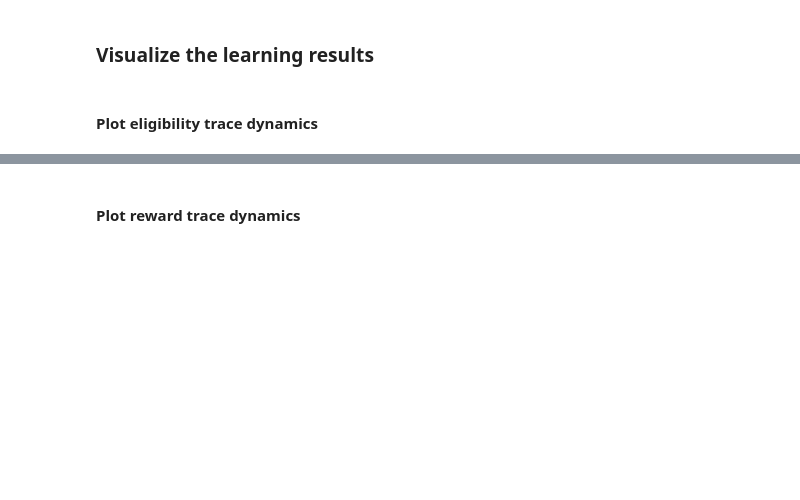
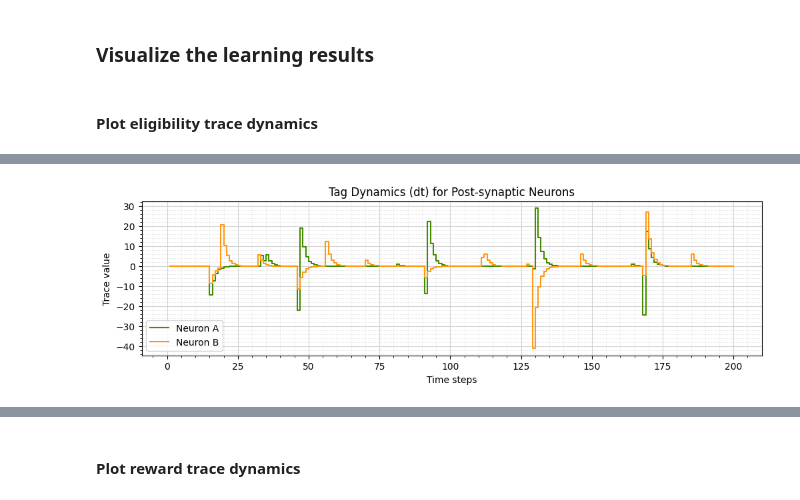
Before and after one commit to lava-nc/lava, a Jupyter notebook: tutorials/in_depth/three_factor_learning/tutorial01_Reward_Modulated_STDP.ipynb, the cells around one changed output, grey strips where cells are left out. Drawn from its saved outputs; the diff is of its cells as text; code cells hidden in the pictures; blank space fills up the shorter version.

```diff
--- a/tutorials/in_depth/three_factor_learning/tutorial01_Reward_Modulated_STDP.ipynb
+++ b/tutorials/in_depth/three_factor_learning/tutorial01_Reward_Modulated_STDP.ipynb
@@ -289,0 +281,14 @@ plot_time_series_subplots(time=time,
+# %%
+# Plotting tag dynamics (dt)
+plot_time_series_subplots(time=time,
+                          time_series_y1=tag_neuron_A,
+                          time_series_y2=tag_neuron_B,
+                          ylabel="Trace value",
+                          title="Tag Dynamics (dt) for Post-synaptic Neurons",
+                          figsize=(12, 3),
+                          color=['#458b00', '#ff9912'],
+                          legend=['Neuron A', 'Neuron B'],
+                          leg_loc="lower left"
+                         )
+# %% [output]
+[figure, added]
```
Also changed, not shown: parts of 8 cells of this notebook, 2 other files.
